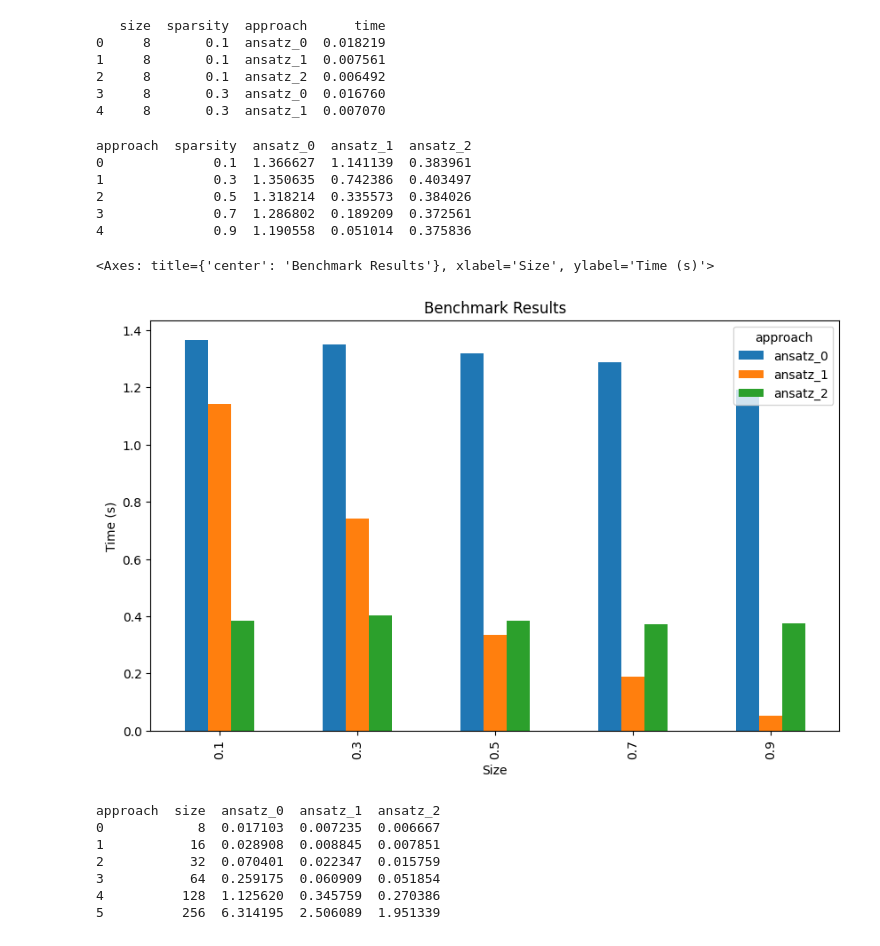
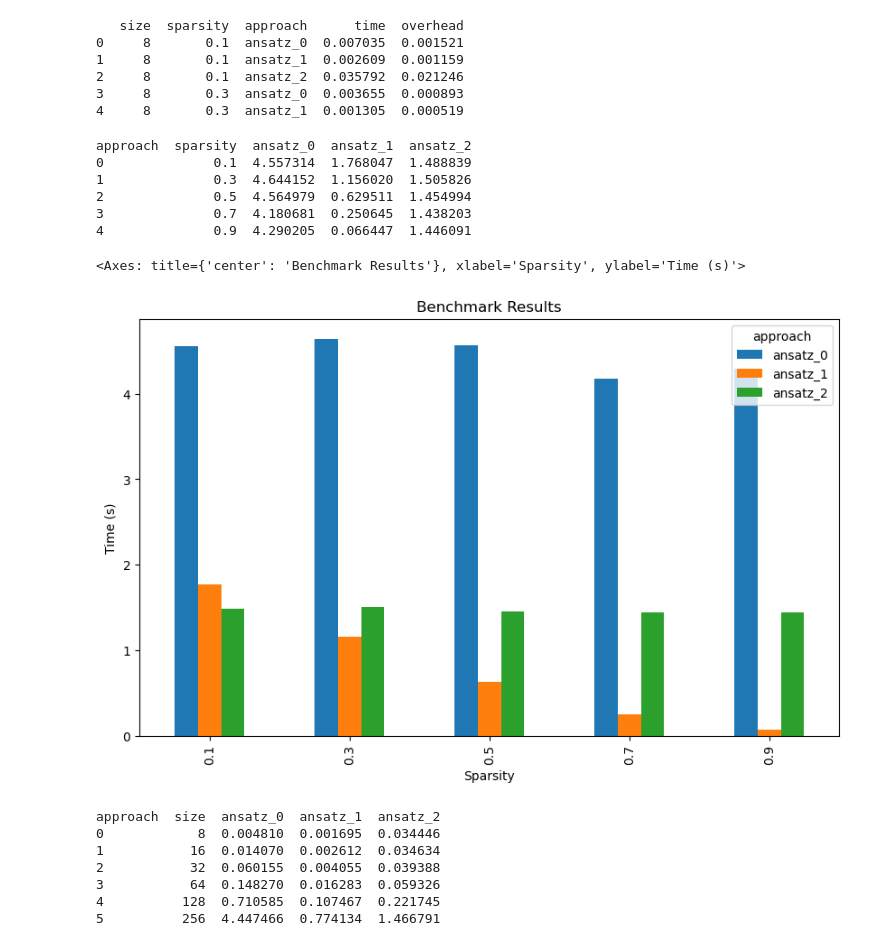
Before and after one commit to litoj/DBnonRelational, a Jupyter notebook: HW2/plot.ipynb, the cells around one changed output. Saved outputs shown, nothing was run; the diff lists cells and outputs as text; code cells hidden in the pictures.

Commit message:
HW2: bench with larger statistic pool

```diff
--- a/HW2/plot.ipynb
+++ b/HW2/plot.ipynb
@@ -4,15 +4,15 @@ import pandas as pd
 import numpy as np
 
 # load csv file
-data = pd.read_csv("/home/kiwi/DJR/benchmark_results.csv")
+data = pd.read_csv("./benchmark_results.csv")
 print(data.head())
 # %% [output]
-   size  sparsity  approach      time
-0     8       0.1  ansatz_0  0.018219
-1     8       0.1  ansatz_1  0.007561
-2     8       0.1  ansatz_2  0.006492
-3     8       0.3  ansatz_0  0.016760
-4     8       0.3  ansatz_1  0.007070
+   size  sparsity  approach      time  overhead
+0     8       0.1  ansatz_0  0.007035  0.001521
+1     8       0.1  ansatz_1  0.002609  0.001159
+2     8       0.1  ansatz_2  0.035792  0.021246
+3     8       0.3  ansatz_0  0.003655  0.000893
+4     8       0.3  ansatz_1  0.001305  0.000519
 # %%
 
 # Create a pivot table sparsity
@@ -20,31 +20,31 @@ pivot_df = data.pivot_table(
     index=["sparsity"],
     columns="approach",
     values="time",
-    aggfunc="mean",
+    aggfunc="max",
 ).reset_index()
 
 print(pivot_df)
 # %% [output]
 approach  sparsity  ansatz_0  ansatz_1  ansatz_2
-0              0.1  1.366627  1.141139  0.383961
-1              0.3  1.350635  0.742386  0.403497
-2              0.5  1.318214  0.335573  0.384026
-3              0.7  1.286802  0.189209  0.372561
-4              0.9  1.190558  0.051014  0.375836
+0              0.1  4.557314  1.768047  1.488839
+1              0.3  4.644152  1.156020  1.505826
+2              0.5  4.564979  0.629511  1.454994
+3              0.7  4.180681  0.250645  1.438203
+4              0.9  4.290205  0.066447  1.446091
 # %%
 # Create a bar plot
 fig, ax = plt.subplots(figsize=(10, 6))
 pivot_df.plot(
     x="sparsity",
     kind="bar",
     ax=ax,
     title="Benchmark Results",
-    xlabel="Size",
+    xlabel="Sparsity",
     ylabel="Time (s)",
 )
 # %% [output]
-<Axes: title={'center': 'Benchmark Results'}, xlabel='Size', ylabel='Time (s)'>
+<Axes: title={'center': 'Benchmark Results'}, xlabel='Sparsity', ylabel='Time (s)'>
-[figure, old version]
+[figure, new version]
 # %%
 # create pivot table size
 pivot_df = data.pivot_table(
@@ -57,12 +57,12 @@ pivot_df = data.pivot_table(
 print(pivot_df)
 # %% [output]
 approach  size  ansatz_0  ansatz_1  ansatz_2
-0            8  0.017103  0.007235  0.006667
-1           16  0.028908  0.008845  0.007851
-2           32  0.070401  0.022347  0.015759
-3           64  0.259175  0.060909  0.051854
-4          128  1.125620  0.345759  0.270386
-5          256  6.314195  2.506089  1.951339
+0            8  0.004810  0.001695  0.034446
+1           16  0.014070  0.002612  0.034634
+2           32  0.060155  0.004055  0.039388
+3           64  0.148270  0.016283  0.059326
+4          128  0.710585  0.107467  0.221745
+5          256  4.447466  0.774134  1.466791
 # %%
 # Create a bar plot
 fig, ax = plt.subplots(figsize=(10, 6))
```
Also changed, not shown: parts of 5 cells of this notebook, 5 other files.
